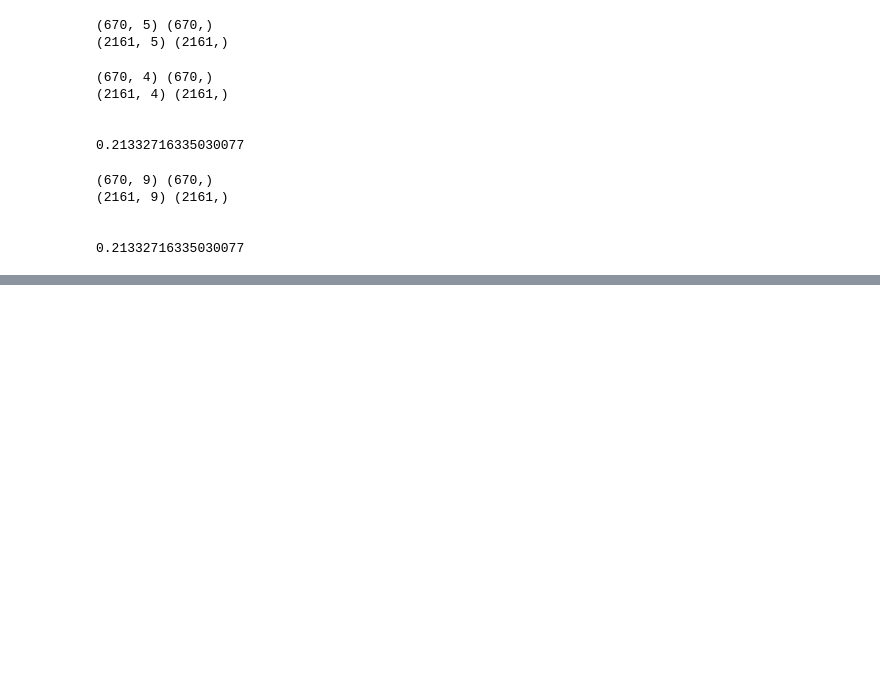
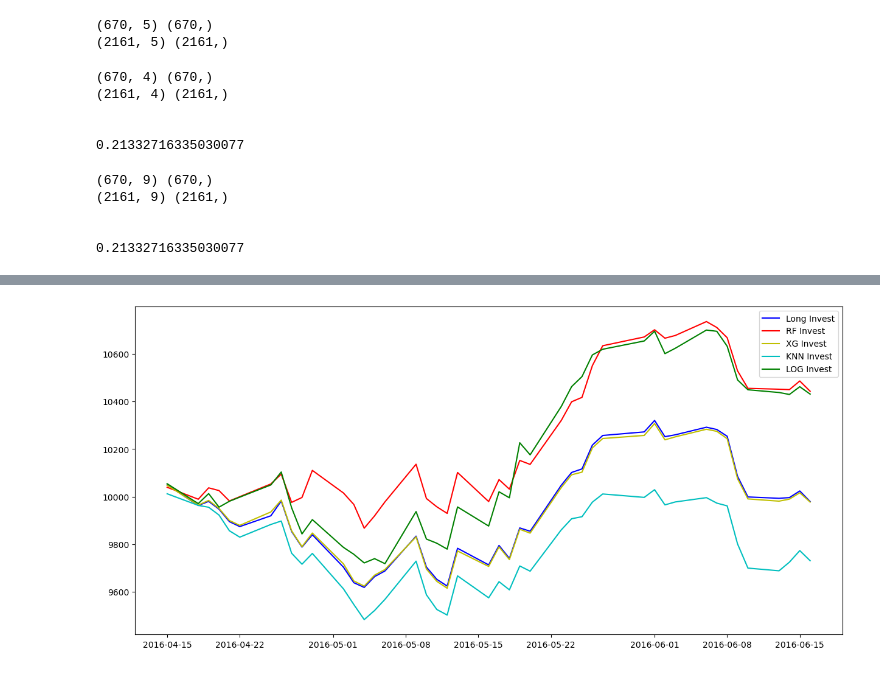
Before and after one commit to HiggsP10/Stock_pred, a Jupyter notebook: models.ipynb, the cells around one changed output, grey strips where cells are left out. Drawn from its saved outputs; the diff is of its cells as text; code cells hidden in the pictures; blank space fills up the shorter version.

```diff
--- a/models.ipynb
+++ b/models.ipynb
@@ -199,0 +488,8 @@ Bot_combined Trading: 10163.34 ( 1.63 % )
+# %%
+log_reg = LogisticRegression(penalty=None)
+
+## fit the model
+log_reg.fit(X_train,
+            y_train)
+log_predict = log_reg.predict(X_test)
+d_test['log_predict'] = log_predict
@@ -199,0 +531,82 @@ Bot_combined Trading: 10163.34 ( 1.63 % )
+# %%
+xgb_reg = xgboost.XGBRegressor(learning_rate=0.1,
+                                   max_depth=4,
+                                   n_estimators=11)
+xgb_reg.fit(X_train, y_train)
+XG_predict = xgb_reg.predict(X_test)
+d_test['XG_Predict'] = (XG_predict*2).round()
+# %%
+# Initialize starting capital to test model effectiveness
+bot_KNN_capital = 10000
+bot_RF_capital = 10000
+bot_log_capital = 10000
+bot_XG_capital = 10000
+long_capital = 10000
+
+# Add capital as first data points
+bot_KNN = [bot_KNN_capital]
+bot_RF = [bot_RF_capital]
+bot_log = [bot_log_capital]
+bot_XG = [bot_XG_capital]
+longs = [long_capital]
+
+# Get unique dates
+dates = d_test['Date'].sort_values().unique()
+# For each date
+for date in dates:
+    # filter dataframe to date
+    temp = d_test[d_test['Date']==date]
+
+    # Calculate profit from investing equal parts to all tickers in timeframe
+    long_capital = long_capital + ((long_capital/len(temp)) * (temp['Percent_Change']/100)).sum()
+
+    # Calculate profit from using the Twitter bot to determine what stocks to invest in
+    temp = temp[temp['XG_Predict']>0]
+    temp1 = temp[temp['XG_Predict']>1]
+    bot_XG_capital = bot_XG_capital + (bot_XG_capital/(len(temp)+len(temp1)) * (temp['Percent_Change']/100)).sum() + (bot_XG_capital/(len(temp)+len(temp1)) * (temp1['Percent_Change']/100)).sum()
+    # Calculate profit from using the Twitter bot to determine what stocks to invest in
+    temp = d_test[d_test['Date']==date]
+    temp = temp[temp['RF_Predict']>0]
+    temp1 = temp[temp['RF_Predict']>1]
+    bot_RF_capital = bot_RF_capital + (bot_RF_capital/(len(temp)+len(temp1)) * (temp['Percent_Change']/100)).sum() + (bot_RF_capital/(len(temp)+len(temp1)) * (temp1['Percent_Change']/100)).sum()
+        # Calculate profit from using the Twitter bot to determine what stocks to invest in
+    temp = d_test[d_test['Date']==date]
+    temp = temp[temp['knn_predict']>0]
+    temp1 = temp[temp['knn_predict']>1]
+    bot_KNN_capital = bot_KNN_capital + (bot_KNN_capital/(len(temp)+len(temp1)) * (temp['Percent_Change']/100)).sum() + (bot_KNN_capital/(len(temp)+len(temp1)) * (temp1['Percent_Change']/100)).sum()
+        # Calculate profit from using the Twitter bot to determine what stocks to invest in
+    temp = d_test[d_test['Date']==date]
+    temp = temp[temp['log_predict']>0]
+    temp1 = temp[temp['log_predict']>1]
+    bot_log_capital = bot_log_capital + (bot_log_capital/(len(temp)+len(temp1)) * (temp['Percent_Change']/100)).sum() + (bot_log_capital/(len(temp)+len(temp1)) * (temp1['Percent_Change']/100)).sum()
+    # Keep track of the account totals ove time
+    longs.append(long_capital)
+    bot_KNN.append(bot_KNN_capital)
+    bot_RF.append(bot_RF_capital)
+    bot_log.append(bot_log_capital)
+    bot_XG.append(bot_XG_capital)
+
+
+
+
+
+
+# Plot the accounts balances over time
+plt.figure(figsize=(15,7))
+plt.plot(dates, longs[1:], c='b', label='Long Invest')
+plt.plot(dates, bot_RF[1:], c='r', label='RF Invest')
+plt.plot(dates, bot_XG[1:], c='y', label='XG Invest')
+plt.plot(dates, bot_KNN[1:], c='c', label='KNN Invest')
+plt.plot(dates, bot_log[1:], c='g', label='LOG Invest')
+
+plt.legend()
+plt.show()
+
+# Show the return from each account over time
+print('Long-Term Investment:', round(longs[-1],2), '(', round((longs[-1]-longs[0])/longs[0]*100,2), '% )')
+print('RF Trading:', round(bot_RF[-1],2), '(', round((bot_RF[-1]-bot_RF[0])/bot_RF[0]*100,2), '% )')
+print('XG Trading:', round(bot_XG[-1],2), '(', round((bot_XG[-1]-bot_XG[0])/bot_XG[0]*100,2), '% )')
+print('KNN Trading:', round(bot_KNN[-1],2), '(', round((bot_KNN[-1]-bot_KNN[0])/bot_KNN[0]*100,2), '% )')
+print('LOG Trading:', round(bot_log[-1],2), '(', round((bot_log[-1]-bot_log[0])/bot_log[0]*100,2), '% )')
+# %% [output]
+[figure, added]
```
Also changed, not shown: parts of 21 cells of this notebook.
